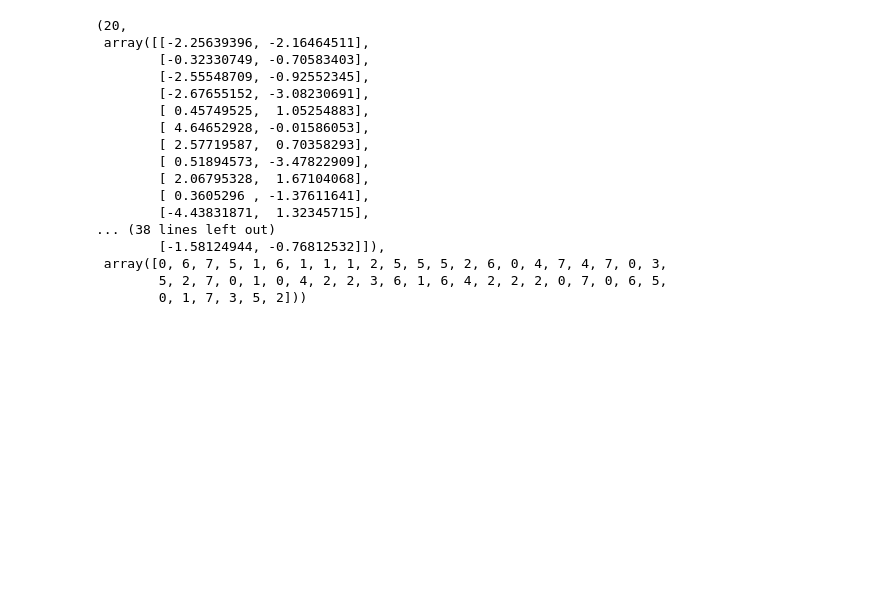
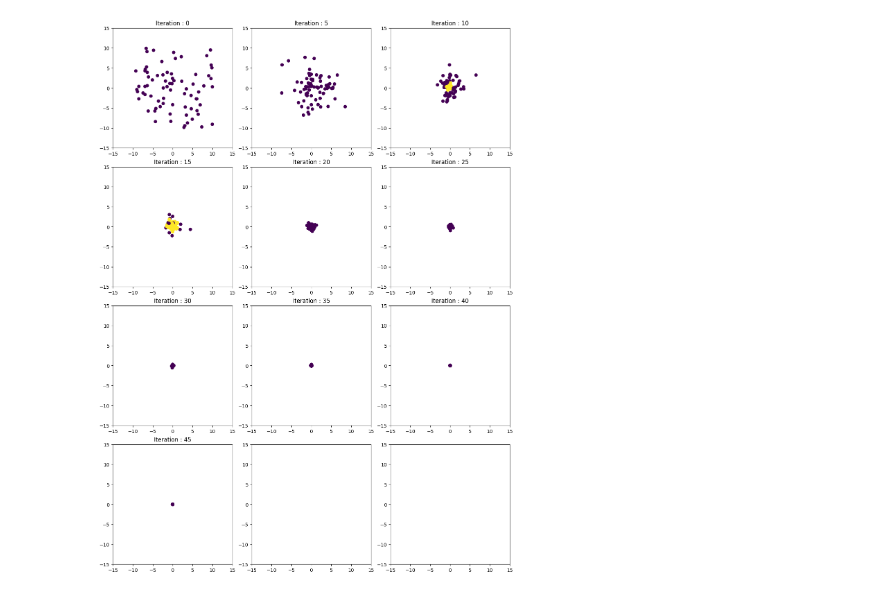
Before and after one commit to alexisuaguilaru/MetaPy, a Jupyter notebook: MetaPy/Testing/test_DifferentialEvolution.ipynb, the cells around one changed output. Drawn from its saved outputs; the diff is of its cells as text; code cells hidden in the pictures; blank space fills up the shorter version.

Commit message:
Mod in testing and adds in plotting functions

```diff
--- a/MetaPy/Testing/test_DifferentialEvolution.ipynb
+++ b/MetaPy/Testing/test_DifferentialEvolution.ipynb
@@ -25,16 +30,19 @@ def individual(lower_bound,upper_bound,dimension):
 # Domain [-100,100]**Dimension
 from sklearn import cluster
 
-#objectiveFunction = functions.f5
-lower , upper = -100 , 100
+objectiveFunction = functions.f2
+lower , upper = -10 , 10
 dimension = 2
-clusteringAlgorithm = cluster.KMeans()
+clusteringAlgorithm = cluster.dbscan
 
-DiffEvol = DifferentialEvolution_Clustering(objectiveFunction,individual(lower,upper,dimension),clusteringAlgorithm)
+DiffEvol_Clust = DifferentialEvolution_Clustering(objectiveFunction,individual(lower,upper,dimension),clusteringAlgorithm)
+DiffEvol = DifferentialEvolution(objectiveFunction,individual(lower,upper,dimension))
 # %%
-iterations = 100
-populationSize = 50
+iterations = 50
+populationSize = 75
 scalingFactor = 0.9
-crossoverRate = 0.8
+crossoverRate = 0.5
+clusteringAlgorithm_kw = {'eps':1,'min_samples':20}
 
-optimalFound , snapshots = DiffEvol(iterations,populationSize,scalingFactor,crossoverRate)
+#optimalFound , snapshots = DiffEvol(iterations,populationSize,scalingFactor,crossoverRate)
+optimalFound_clust , snapshots_clust = DiffEvol_Clust(iterations,populationSize,scalingFactor,crossoverRate,clusteringAlgorithm_kw)
@@ -41,20 +52,6 @@ optimalFound , snapshots = DiffEvol(iterations,populationSize,scalingFactor,cros
-# %%
-snapshots[20]
-# %% [output]
-(20,
- array([[-2.25639396, -2.16464511],
-        [-0.32330749, -0.70583403],
-        [-2.55548709, -0.92552345],
-        [-2.67655152, -3.08230691],
-        [ 0.45749525,  1.05254883],
-        [ 4.64652928, -0.01586053],
-        [ 2.57719587,  0.70358293],
-        [ 0.51894573, -3.47822909],
-        [ 2.06795328,  1.67104068],
-        [ 0.3605296 , -1.37611641],
-        [-4.43831871,  1.32345715],
-... (38 lines left out)
-        [-1.58124944, -0.76812532]]),
- array([0, 6, 7, 5, 1, 6, 1, 1, 1, 2, 5, 5, 5, 2, 6, 0, 4, 7, 4, 7, 0, 3,
-        5, 2, 7, 0, 1, 0, 4, 2, 2, 3, 6, 1, 6, 4, 2, 2, 2, 0, 7, 0, 6, 5,
-        0, 1, 7, 3, 5, 2]))
+# %%
+SubPlot_kw = {'autoscale_on':False,'xbound':(-15,15),'ybound':(-15,15)}
+
+PlottingSnapshots(snapshots_clust,5,SubPlot_kw)
+# %% [output]
+[figure, added]
```
Also changed, not shown: parts of 7 cells of this notebook, 1 other file.
